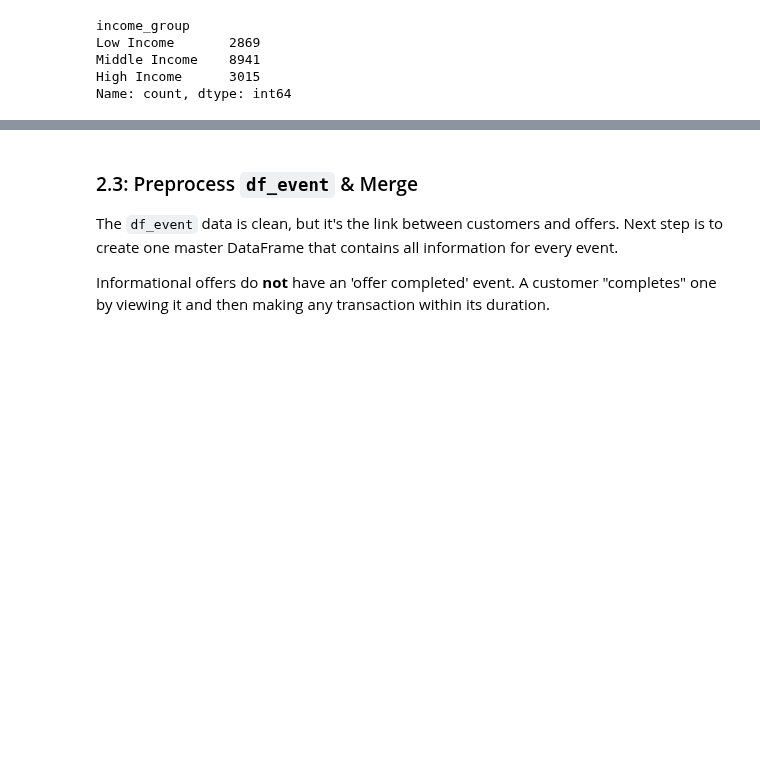
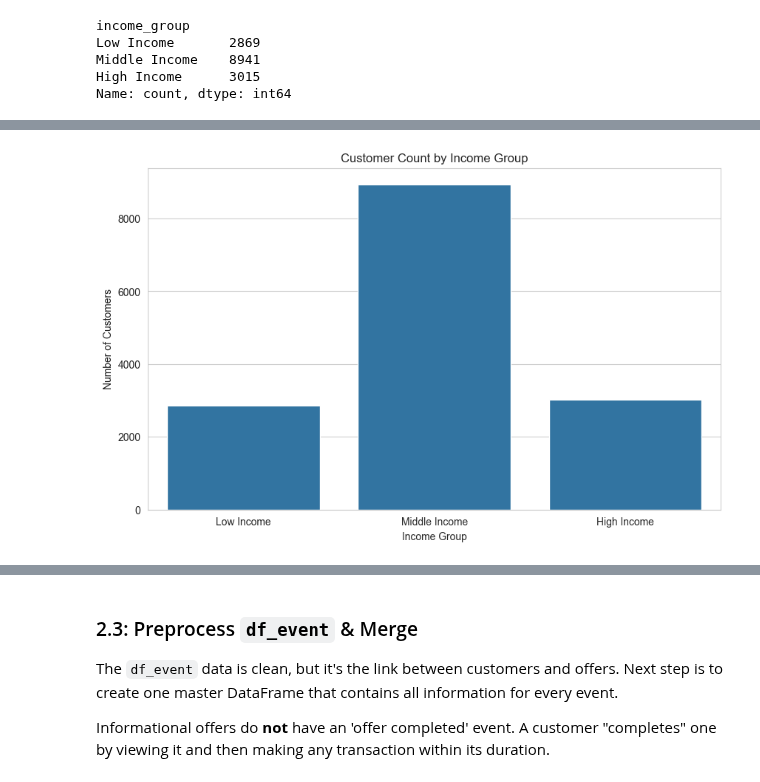
Before and after one commit to irfanzim/Python-Maven-Rewards-Challenge, a Jupyter notebook: Final Analysis.ipynb, the cells around one changed output, grey strips where cells are left out. Saved outputs shown, nothing was run; the diff lists cells and outputs as text; code cells hidden in the pictures; blank space fills up the shorter version.

```diff
--- a/Final Analysis.ipynb
+++ b/Final Analysis.ipynb
@@ -251,0 +296,10 @@ Name: count, dtype: int64
+# %%
+#Income Group Counts
+plt.figure(figsize=(10, 6))
+sns.countplot(data=customers_cleaned, x='income_group', order=income_labels)
+plt.title('Customer Count by Income Group')
+plt.xlabel('Income Group')
+plt.ylabel('Number of Customers')
+plt.show()
+# %% [output]
+[figure, added]
```
Also changed, not shown: parts of 25 cells of this notebook.
